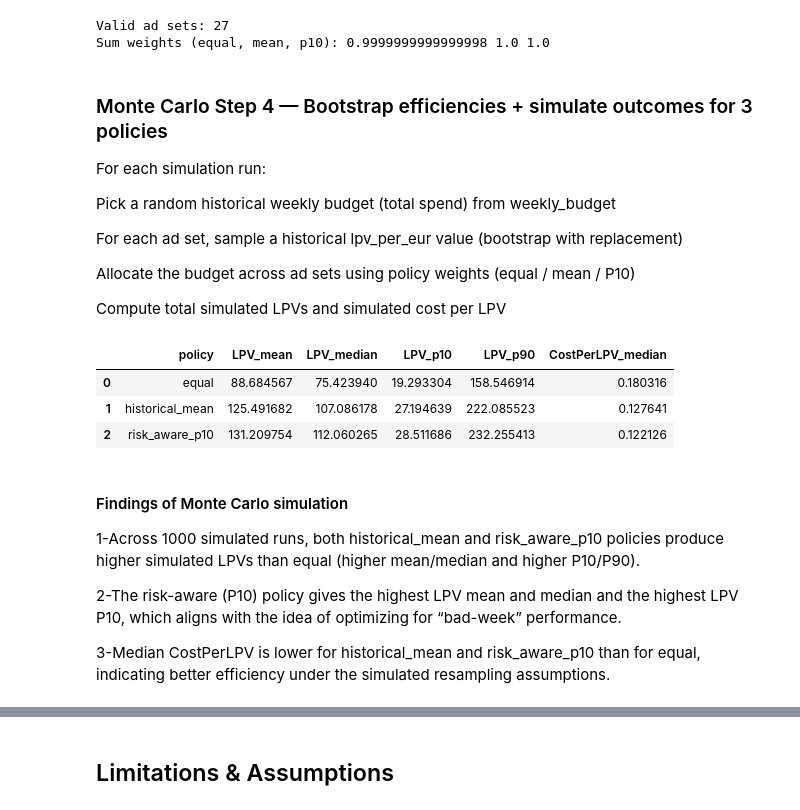
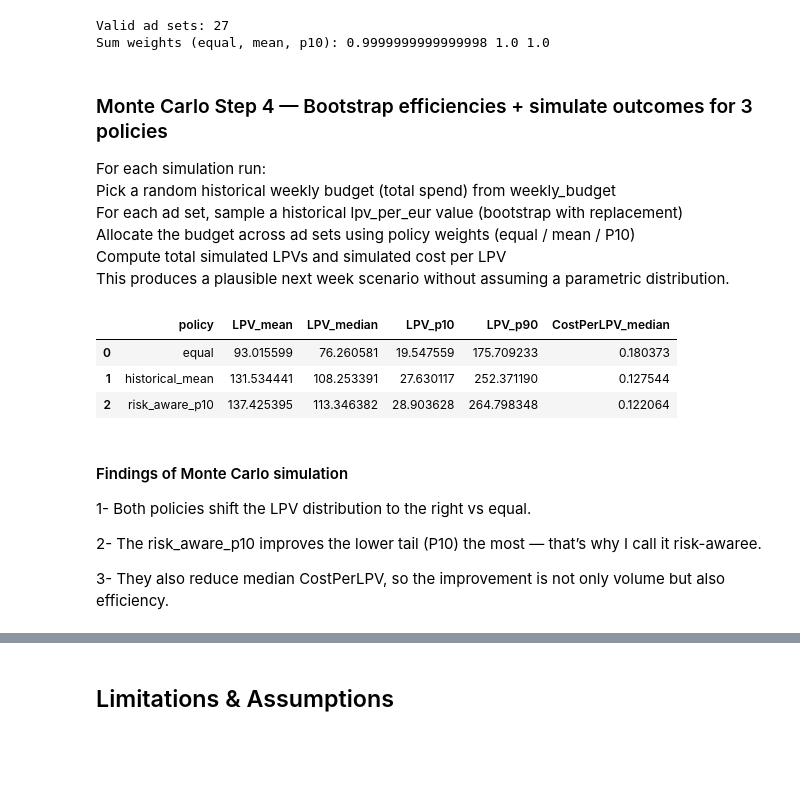
Before and after one commit to AleksM654/project, a Jupyter notebook: notebooks/digital_marketing_budget_allocation_under_uncertainty.ipynb, the cells around one changed output, grey strips where cells are left out. Saved outputs shown, nothing was run; the diff lists cells and outputs as text; code cells hidden in the pictures; blank space fills up the shorter version.

```diff
--- a/notebooks/digital_marketing_budget_allocation_under_uncertainty.ipynb
+++ b/notebooks/digital_marketing_budget_allocation_under_uncertainty.ipynb
@@ -465,11 +458,16 @@ adset_stats[["mean_lpv_per_eur","p10_lpv_per_eur"]].isna().sum()
 mean_lpv_per_eur    0
 p10_lpv_per_eur     0
 dtype: int64
-# %%
-def to_weights(score: pd.Series) -> np.ndarray:
-    s = np.nan_to_num(score.to_numpy(), nan=0.0, posinf=0.0, neginf=0.0)
-    s = np.clip(s, 0, None)
-    return (np.ones_like(s) / len(s)) if s.sum() == 0 else (s / s.sum())
+# %%
+def to_weights(score: pd.Series) -> np.ndarray:
+    # no negative weights
+    s = np.clip(score.to_numpy(dtype=float), 0, None)
+
+    # fallback: equal weights
+    if s.sum() == 0:
+        return np.ones_like(s) / len(s)
+
+    return s / s.sum()
 # %%
 w_equal = np.ones(len(adset_stats)) / len(adset_stats)
 w_mean  = to_weights(adset_stats["mean_lpv_per_eur"])
@@ -490,16 +488,6 @@ adset_stats = (
              n_weeks=("lpv_per_eur", "size")
          )
 )
-# Helper to turn a positive scoreinto weights that sum to 1
-def to_weights(score: pd.Series) -> np.ndarray:
-    # no negative weights
-    s = np.clip(score.to_numpy(), 0, None)
-    # fallback: equal weights
-    if s.sum() == 0:
-        return np.ones_like(s) / len(s)
-    return s / s.sum()
-
-
 # Policy weights
 w_equal = np.ones(len(adset_stats)) / len(adset_stats)
 w_mean  = to_weights(adset_stats["mean_lpv_per_eur"])
@@ -565,14 +553,16 @@ Sum weights (equal, mean, p10): 0.9999999999999998 1.0 1.0
 ### Monte Carlo Step 4 — Bootstrap efficiencies + simulate outcomes for 3 policies
 
 For each simulation run:
-
+<br>
 Pick a random historical weekly budget (total spend) from weekly_budget
-
+<br>
 For each ad set, sample a historical lpv_per_eur value (bootstrap with replacement)
-
+<br>
 Allocate the budget across ad sets using policy weights (equal / mean / P10)
-
+<br>
 Compute total simulated LPVs and simulated cost per LPV
+<br>
+This produces a plausible next week scenario without assuming a parametric distribution.
 # %%
 # --- Monte Carlo simulation: compare 3 allocation policies under uncertainty ---
 
@@ -589,7 +579,7 @@ for ad in ad_ids:
     lpv_per_eur_hist[ad] = vals  # could be small per ad set; bootstrap handles that
 
 # Simulation settings
-n_sims = 1000  # start with 1000 for validation; we can increase later
+n_sims = 10000
 
 # Storage for simulation results (LPVs and cost per LPV) for each policy
 lpv_equal = np.empty(n_sims)
@@ -619,44 +609,44 @@ for i in range(n_sims):
     lpv_mean[i]  = np.sum(b_mean * draw)
     lpv_p10[i]   = np.sum(b_p10 * draw)
 
     # 5) Simulated cost per LPV = total budget / total LPVs (guard against zero)
     cplpv_equal[i] = budget / lpv_equal[i] if lpv_equal[i] > 0 else np.nan
     cplpv_mean[i]  = budget / lpv_mean[i]  if lpv_mean[i]  > 0 else np.nan
     cplpv_p10[i]   = budget / lpv_p10[i]   if lpv_p10[i]   > 0 else np.nan
 
 # Quick sanity check summary (median and P10/P90)
 def summarize(x):
     x = x[np.isfinite(x)]
     return {
         "mean": float(np.mean(x)),
         "median": float(np.quantile(x, 0.50)),
         "p10": float(np.quantile(x, 0.10)),
         "p90": float(np.quantile(x, 0.90)),
     }
 
 results = pd.DataFrame({
     "policy": ["equal", "historical_mean", "risk_aware_p10"],
     "LPV_mean": [summarize(lpv_equal)["mean"], summarize(lpv_mean)["mean"], summarize(lpv_p10)["mean"]],
     "LPV_median": [summarize(lpv_equal)["median"], summarize(lpv_mean)["median"], summarize(lpv_p10)["median"]],
     "LPV_p10": [summarize(lpv_equal)["p10"], summarize(lpv_mean)["p10"], summarize(lpv_p10)["p10"]],
     "LPV_p90": [summarize(lpv_equal)["p90"], summarize(lpv_mean)["p90"], summarize(lpv_p10)["p90"]],
     "CostPerLPV_median": [summarize(cplpv_equal)["median"], summarize(cplpv_mean)["median"], summarize(cplpv_p10)["median"]],
 })
 
 results
 # %% [output]
 |  | policy | LPV_mean | LPV_median | LPV_p10 | LPV_p90 | CostPerLPV_median |
-| 0 | equal | 88.684567 | 75.423940 | 19.293304 | 158.546914 | 0.180316 |
-| 1 | historical_mean | 125.491682 | 107.086178 | 27.194639 | 222.085523 | 0.127641 |
-| 2 | risk_aware_p10 | 131.209754 | 112.060265 | 28.511686 | 232.255413 | 0.122126 |
+| 0 | equal | 93.015599 | 76.260581 | 19.547559 | 175.709233 | 0.180373 |
+| 1 | historical_mean | 131.534441 | 108.253391 | 27.630117 | 252.371190 | 0.127544 |
+| 2 | risk_aware_p10 | 137.425395 | 113.346382 | 28.903628 | 264.798348 | 0.122064 |
 # %% [markdown]
 #### Findings of Monte Carlo simulation
 
-1-Across 1000 simulated runs, both historical_mean and risk_aware_p10 policies produce higher simulated LPVs than equal (higher mean/median and higher P10/P90).
+1- Both policies shift the LPV distribution to the right vs equal.
 
-2-The risk-aware (P10) policy gives the highest LPV mean and median and the highest LPV P10, which aligns with the idea of optimizing for “bad-week” performance.
+2- The risk_aware_p10 improves the lower tail (P10) the most — that’s why I call it risk-awaree.
 
-3-Median CostPerLPV is lower for historical_mean and risk_aware_p10 than for equal, indicating better efficiency under the simulated resampling assumptions.
+3- They also reduce median CostPerLPV, so the improvement is not only volume but also efficiency.
 # %% [markdown]
 #### Risk metrics for policy comparison (probabilities + data-driven thresholds)
 
```
Also changed, not shown: parts of 12 cells of this notebook.
